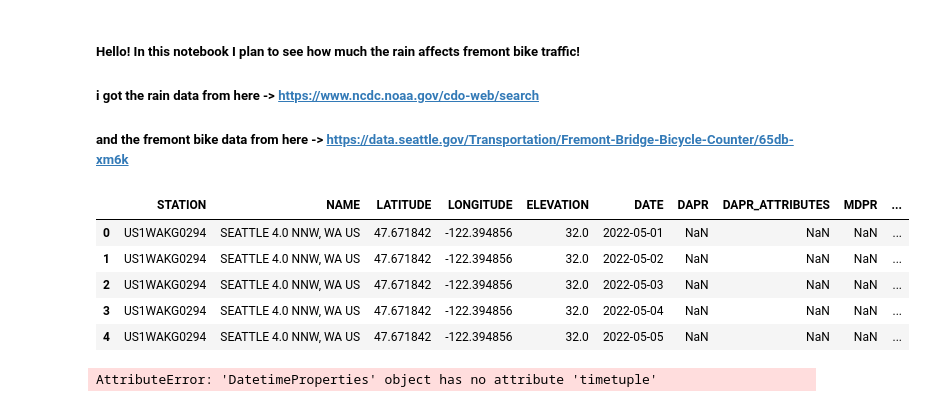
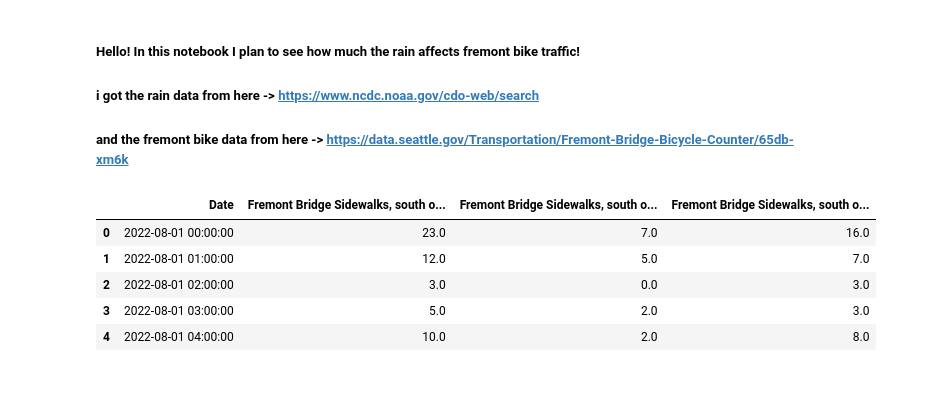
Before and after one commit to amschechter/amschechter.github.io, a Jupyter notebook: DataScience/censusData/RainyFremont.ipynb, the cells around one changed output. Drawn from its saved outputs; the diff is of its cells as text; code cells hidden in the pictures.

Commit message:
adding more analysis for biking in the rain

```diff
--- a/DataScience/censusData/RainyFremont.ipynb
+++ b/DataScience/censusData/RainyFremont.ipynb
@@ -5,17 +5,19 @@
 # %%
 import pandas as pd
 import matplotlib.pyplot as plt
+from sklearn.linear_model import LinearRegression
 
 
 ### currnet weather frame only goes to 2019
-rain_data_frame = pd.read_csv('C:/Users/aaron/Code/Data/Rain_In_Ballard.csv', parse_dates=[5])
+#rain_data_frame = pd.read_csv('C:/Users/aaron/Code/Data/Rain In Fremont.csv', parse_dates=[5])
+rain_data_frame = pd.read_csv('C:/Users/aaron/Code/Data/Seattle_MultiStation_Weather.csv', parse_dates=[5])
 bike_data_frame = pd.read_csv('C:/Users/aaron/Code/Data/Fremont_Bridge_Bicycle_Counter_20231106.csv', parse_dates=[0])
 
-rain_data_frame.head(5)
+bike_data_frame.head()
 # %% [output]
-|  | STATION | NAME | LATITUDE | LONGITUDE | ELEVATION | DATE | DAPR | DAPR_ATTRIBUTES | MDPR | ... |
-| 0 | US1WAKG0294 | SEATTLE 4.0 NNW, WA US | 47.671842 | -122.394856 | 32.0 | 2022-05-01 | NaN | NaN | NaN | ... |
-| 1 | US1WAKG0294 | SEATTLE 4.0 NNW, WA US | 47.671842 | -122.394856 | 32.0 | 2022-05-02 | NaN | NaN | NaN | ... |
-| 2 | US1WAKG0294 | SEATTLE 4.0 NNW, WA US | 47.671842 | -122.394856 | 32.0 | 2022-05-03 | NaN | NaN | NaN | ... |
-| 3 | US1WAKG0294 | SEATTLE 4.0 NNW, WA US | 47.671842 | -122.394856 | 32.0 | 2022-05-04 | NaN | NaN | NaN | ... |
-| 4 | US1WAKG0294 | SEATTLE 4.0 NNW, WA US | 47.671842 | -122.394856 | 32.0 | 2022-05-05 | NaN | NaN | NaN | ... |
+|  | Date | Fremont Bridge Sidewalks, south o... | Fremont Bridge Sidewalks, south o... | Fremont Bridge Sidewalks, south o... |
+| 0 | 2022-08-01 00:00:00 | 23.0 | 7.0 | 16.0 |
+| 1 | 2022-08-01 01:00:00 | 12.0 | 5.0 | 7.0 |
+| 2 | 2022-08-01 02:00:00 | 3.0 | 0.0 | 3.0 |
+| 3 | 2022-08-01 03:00:00 | 5.0 | 2.0 | 3.0 |
+| 4 | 2022-08-01 04:00:00 | 10.0 | 2.0 | 8.0 |
@@ -24,21 +39,19 @@ rain_data_frame.head(5)
 
 #rain_data_frame['DAY'] = rain_data_frame['DATE'].iloc[:2]
 
-rain_data_frame['DAY'] = rain_data_frame['DATE'].dt.day
-rain_data_frame['MONTH'] = rain_data_frame['DATE'].dt.month
-rain_data_frame['YEAR'] = rain_data_frame['DATE'].dt.year
-rain_data_frame['WEEK_NUM'] = rain_data_frame['DATE'].dt.isocalendar().week
-rain_data_frame['DAY_OF_YEAR'] = rain_data_frame['DATE'].dt.timetuple().tm_yday
+combined_rain_frame['DAY'] = combined_rain_frame['DATE'].dt.day
+combined_rain_frame['MONTH'] = combined_rain_frame['DATE'].dt.month
+combined_rain_frame['YEAR'] = combined_rain_frame['DATE'].dt.year
+combined_rain_frame['WEEK_NUM'] = combined_rain_frame['DATE'].dt.isocalendar().week
+#rain_data_frame['DAY_OF_YEAR'] = rain_data_frame['DATE'].dt.timetuple().tm_yday
 
-bike_data_frame['Day'] = bike_data_frame['Date'].dt.day
-bike_data_frame['Month'] = bike_data_frame['Date'].dt.month
-bike_data_frame['Year'] = bike_data_frame['Date'].dt.year
-bike_data_frame['Time'] = bike_data_frame['Date'].dt.time
-bike_data_frame['Date_Only'] = bike_data_frame['Date'].dt.date
-bike_data_frame['Week_Num'] = bike_data_frame['Date'].dt.isocalendar().week
-bike_data_frame['Day_Of_Year'] = bike_data_frame['DATE'].dt.timetuple().tm_yday
+combined_bike_frame['Day'] = combined_bike_frame['Date'].dt.day
+combined_bike_frame['Month'] = combined_bike_frame['Date'].dt.month
+combined_bike_frame['Year'] = combined_bike_frame['Date'].dt.year
+combined_bike_frame['Time'] = combined_bike_frame['Date'].dt.time
+combined_bike_frame['Date_Only'] = combined_bike_frame['Date'].dt.date
+combined_bike_frame['Week_Num'] = combined_bike_frame['Date'].dt.isocalendar().week
+#bike_data_frame['Day_Of_Year'] = bike_data_frame['DATE'].dt.timetuple().tm_yday
 
 
 #print (datestr.iloc[:3])
-# %% [output]
-AttributeError: 'DatetimeProperties' object has no attribute 'timetuple'
```
Also changed, not shown: parts of 21 cells of this notebook.
